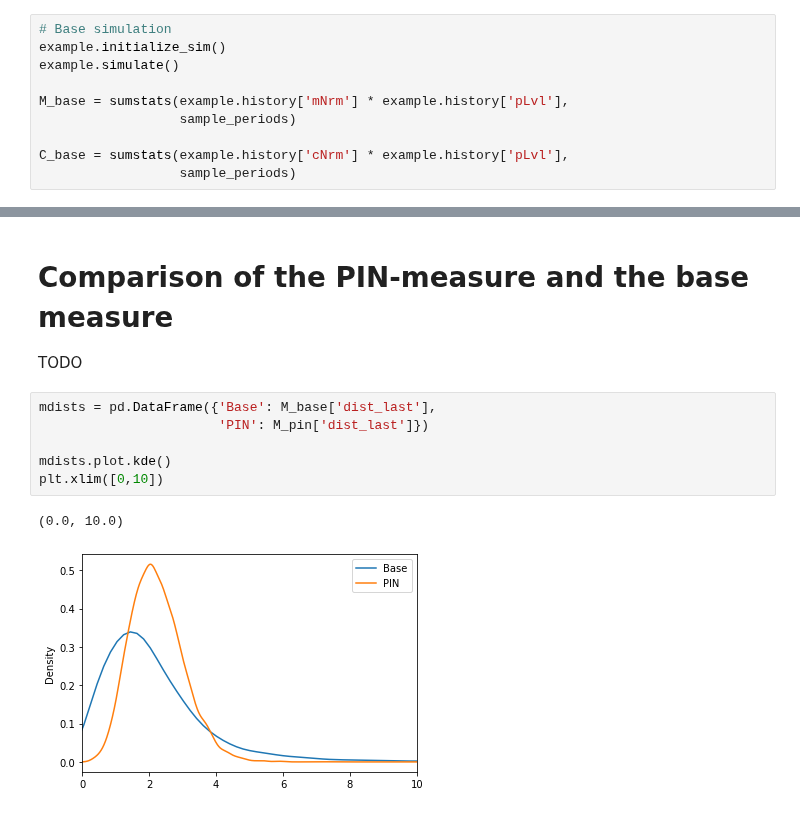
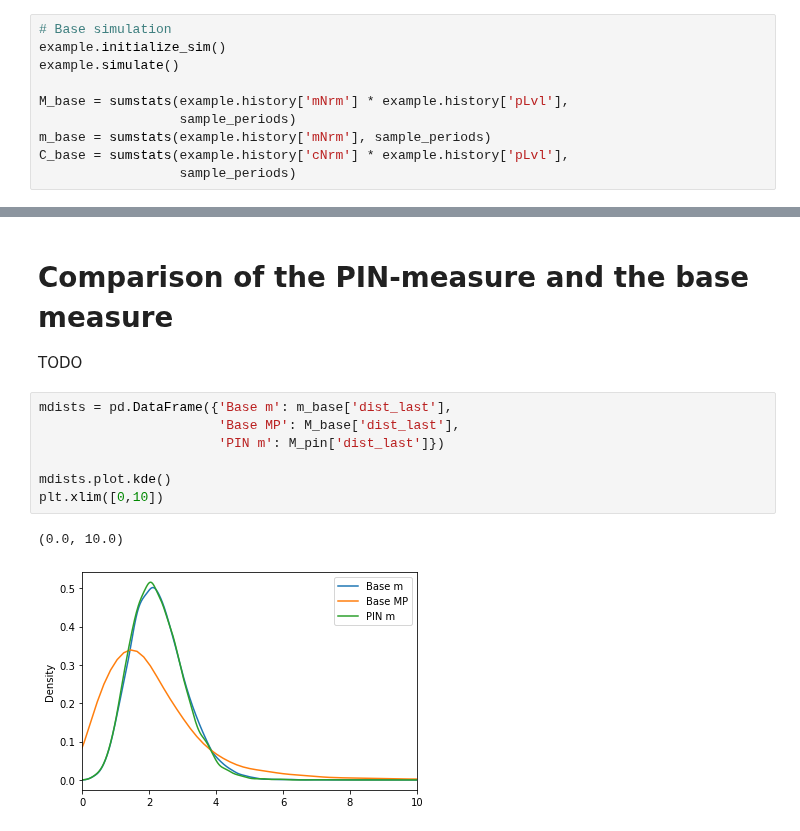
Before and after one commit to econ-ark/DemARK, a Jupyter notebook: notebooks/Harmenberg-Aggregation.ipynb, the cells around one changed output, grey strips where cells are left out. Drawn from its saved outputs; the diff is of its cells as text.

```diff
--- a/notebooks/Harmenberg-Aggregation.ipynb
+++ b/notebooks/Harmenberg-Aggregation.ipynb
@@ -299,7 +328,7 @@ example.simulate()
 
 M_base = sumstats(example.history['mNrm'] * example.history['pLvl'],
                   sample_periods)
-
+m_base = sumstats(example.history['mNrm'], sample_periods)
 C_base = sumstats(example.history['cNrm'] * example.history['pLvl'],
                   sample_periods)
 # %% [markdown]
@@ -380,11 +409,12 @@ The variance plot shows that the efficiency gains are even greater for consumpti
 
 TODO
 # %%
-mdists = pd.DataFrame({'Base': M_base['dist_last'],
-                       'PIN': M_pin['dist_last']})
+mdists = pd.DataFrame({'Base m': m_base['dist_last'],
+                       'Base MP': M_base['dist_last'],
+                       'PIN m': M_pin['dist_last']})
 
 mdists.plot.kde()
 plt.xlim([0,10])
 # %% [output]
 (0.0, 10.0)
-[figure, old version]
+[figure, new version]
```
Also changed, not shown: parts of 6 cells of this notebook, 1 other file.
